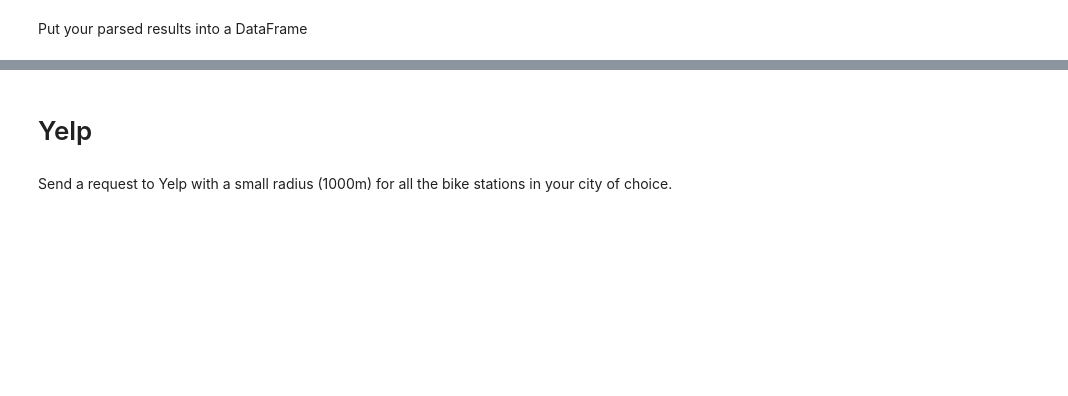
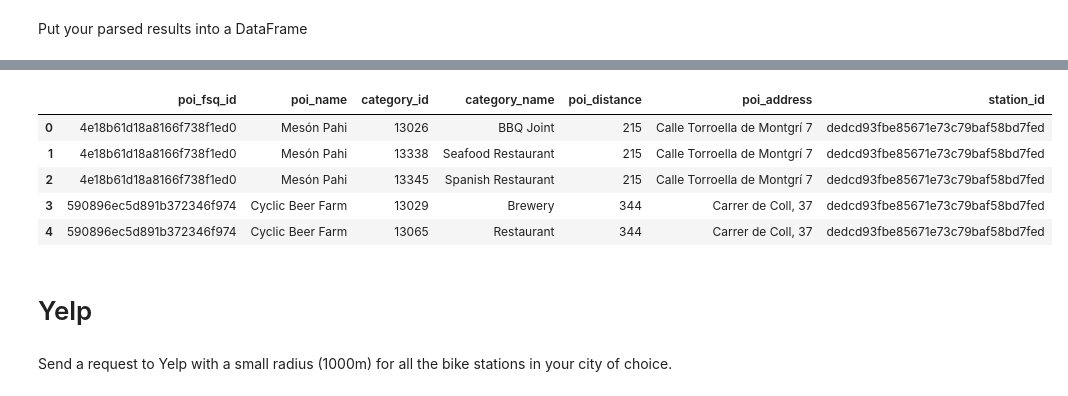
Before and after one commit to SkinnyLegend17/StatisticalModellingProject_VR, a Jupyter notebook: yelp_foursquare_EDA.ipynb, the cells around one changed output, grey strips where cells are left out. Drawn from its saved outputs; the diff is of its cells as text; code cells hidden in the pictures; blank space fills up the shorter version.

```diff
--- a/yelp_foursquare_EDA.ipynb
+++ b/yelp_foursquare_EDA.ipynb
@@ -32,0 +55,3 @@ Put your parsed results into a DataFrame
+# %%
+# Creating a DataFrame for Foursquare
+foursquare_df = pd.DataFrame()
@@ -32,0 +62,24 @@ Put your parsed results into a DataFrame
+# %%
+## Looping through bike_stations_data1 Dataframe to extract lat, long, and id of each row
+for index, row in bike_stations_data1.iterrows():
+    poi_fs = get_poi_fs(row['latitude'], row['longitude'], 1000, api_key, categories=None)
+
+    # put response into dataframe called "new_df_1"
+    new_df_1 = pd.json_normalize(poi_fs, record_path=['categories'],meta=['fsq_id', 'name', 'distance', ['location', 'address']], meta_prefix='poi_', errors='ignore')
+
+    # Adding column with the corresponding bike station id
+    new_df_1['station_id'] = row['id']
+
+    # Adding new_df_1 dataframe to yelp dataframe
+    foursquare_df = pd.concat([foursquare_df, new_df_1])
+# %%
+# Dropping unnecessary columns/ empty columns from foursquare dataframe
+columns_to_drop_foursquare = ['short_name', 'plural_name', 'icon.prefix', 'icon.suffix']
+
+foursquare_df = foursquare_df.drop(columns=columns_to_drop_foursquare)
+
+# Renaming columns
+foursquare_df = foursquare_df.rename(columns={"id": "category_id", "name": "category_name", 'poi_location.address': 'poi_address'})
+# %%
+# Reordering the columns above
+foursquare_df = foursquare_df[['poi_fsq_id', 'poi_name', 'category_id', 'category_name', 'poi_distance', 'poi_address', 'station_id']]
@@ -32,0 +108,9 @@ Put your parsed results into a DataFrame
+# %%
+foursquare_df.head()
+# %% [output]
+|  | poi_fsq_id | poi_name | category_id | category_name | poi_distance | poi_address | station_id |
+| 0 | 4e18b61d18a8166f738f1ed0 | Mesón Pahi | 13026 | BBQ Joint | 215 | Calle Torroella de Montgrí 7 | dedcd93fbe85671e73c79baf58bd7fed |
+| 1 | 4e18b61d18a8166f738f1ed0 | Mesón Pahi | 13338 | Seafood Restaurant | 215 | Calle Torroella de Montgrí 7 | dedcd93fbe85671e73c79baf58bd7fed |
+| 2 | 4e18b61d18a8166f738f1ed0 | Mesón Pahi | 13345 | Spanish Restaurant | 215 | Calle Torroella de Montgrí 7 | dedcd93fbe85671e73c79baf58bd7fed |
+| 3 | 590896ec5d891b372346f974 | Cyclic Beer Farm | 13029 | Brewery | 344 | Carrer de Coll, 37 | dedcd93fbe85671e73c79baf58bd7fed |
+| 4 | 590896ec5d891b372346f974 | Cyclic Beer Farm | 13065 | Restaurant | 344 | Carrer de Coll, 37 | dedcd93fbe85671e73c79baf58bd7fed |
```
Also changed, not shown: parts of 35 cells of this notebook.
